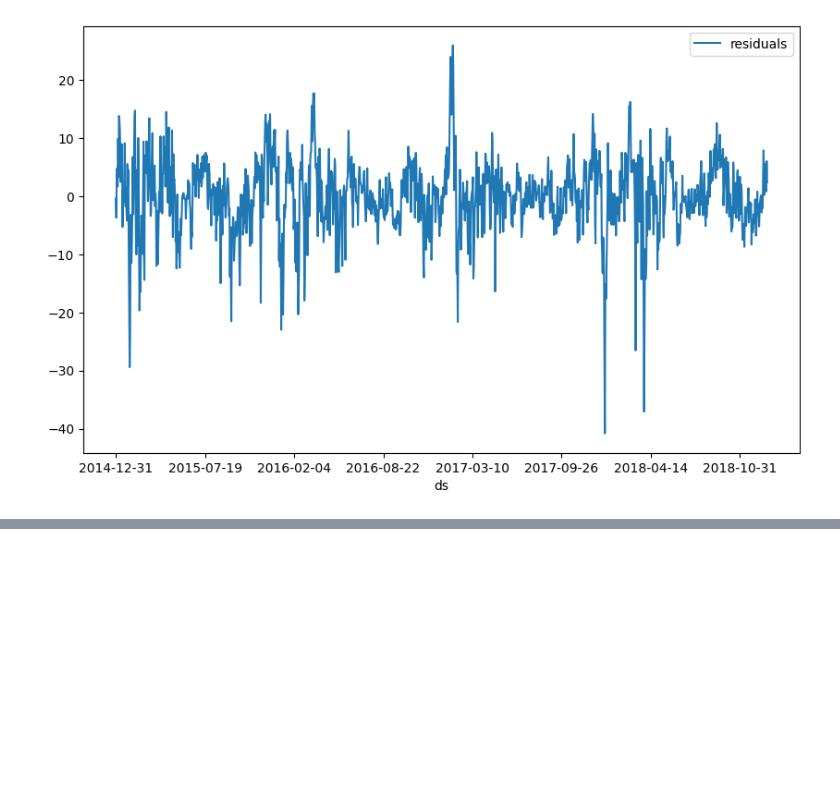
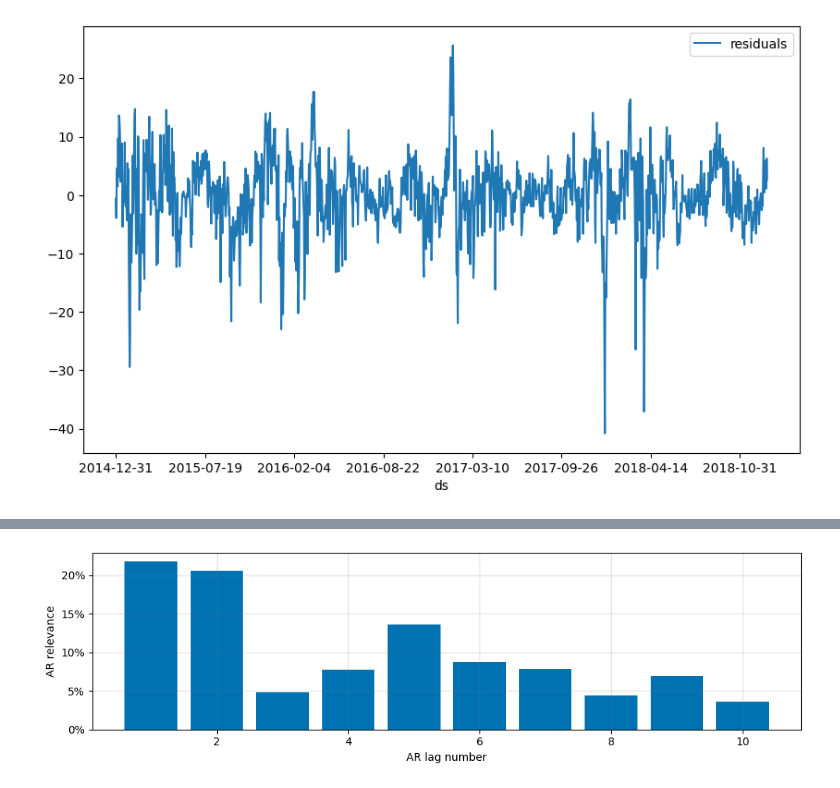
Before and after one commit to OzzyGomes/NeuralProphet_guide, a Jupyter notebook: NP_Tutorial_4_Auto_regression.ipynb, the cells around one changed output, grey strips where cells are left out. Saved outputs shown, nothing was run; the diff lists cells and outputs as text; code cells hidden in the pictures; blank space fills up the shorter version.

```diff
--- a/NP_Tutorial_4_Auto_regression.ipynb
+++ b/NP_Tutorial_4_Auto_regression.ipynb
@@ -92,0 +147,3 @@ fig = df_residuals.plot(x="ds", y="residuals", figsize=(10, 6))
+# %%
+m.plot_parameters(components=["autoregression"])
+# %% [output]
@@ -92,0 +152 @@ fig = df_residuals.plot(x="ds", y="residuals", figsize=(10, 6))
+[figure, added]
```
Also changed, not shown: parts of 5 cells of this notebook.
